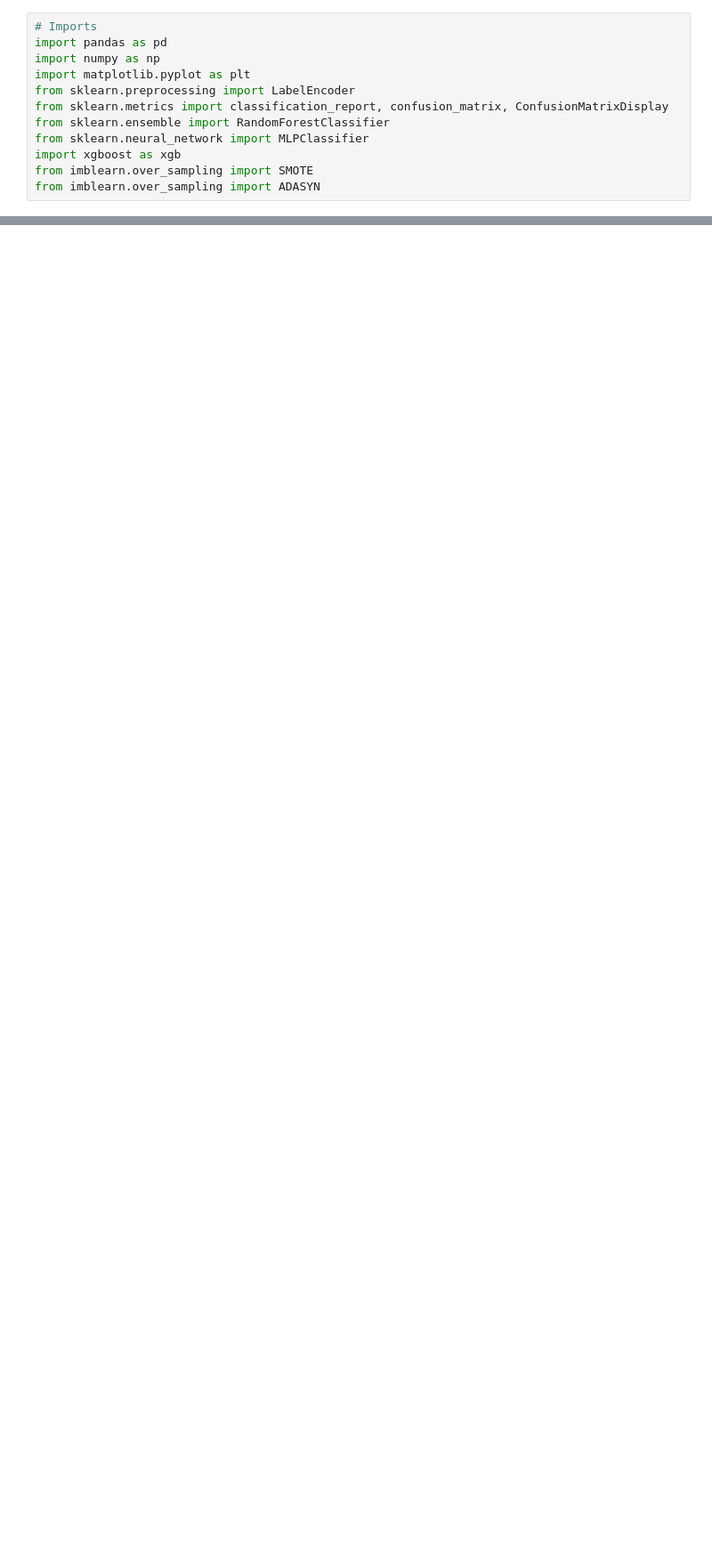
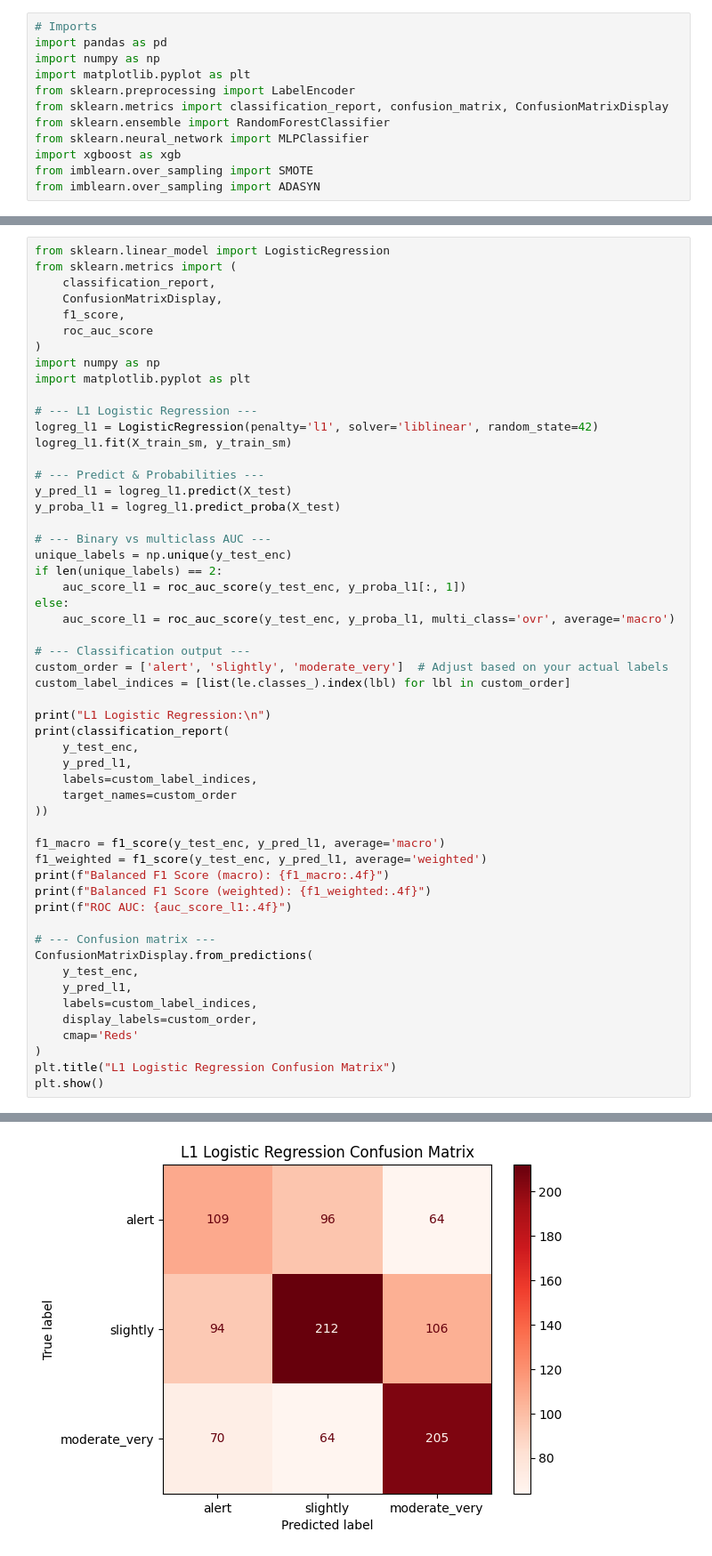
Before and after one commit to aaryan-nagpal1/Thesis, a Jupyter notebook: S1_S2_Classification.ipynb, the cells around one changed output, grey strips where cells are left out. Shown: that part at 89% size. Saved outputs shown, nothing was run; the diff lists cells and outputs as text; blank space fills up the shorter version.

```diff
--- a/S1_S2_Classification.ipynb
+++ b/S1_S2_Classification.ipynb
@@ -414,0 +919,55 @@ weighted avg       0.65      0.64      0.65      2276
+# %%
+from sklearn.linear_model import LogisticRegression
+from sklearn.metrics import (
+    classification_report,
+    ConfusionMatrixDisplay,
+    f1_score,
+    roc_auc_score
+)
+import numpy as np
+import matplotlib.pyplot as plt
+
+# --- L1 Logistic Regression ---
+logreg_l1 = LogisticRegression(penalty='l1', solver='liblinear', random_state=42)
+logreg_l1.fit(X_train_sm, y_train_sm)
+
+# --- Predict & Probabilities ---
+y_pred_l1 = logreg_l1.predict(X_test)
+y_proba_l1 = logreg_l1.predict_proba(X_test)
+
+# --- Binary vs multiclass AUC ---
+unique_labels = np.unique(y_test_enc)
+if len(unique_labels) == 2:
+    auc_score_l1 = roc_auc_score(y_test_enc, y_proba_l1[:, 1])
+else:
+    auc_score_l1 = roc_auc_score(y_test_enc, y_proba_l1, multi_class='ovr', average='macro')
+
+# --- Classification output ---
+custom_order = ['alert', 'slightly', 'moderate_very']  # Adjust based on your actual labels
+custom_label_indices = [list(le.classes_).index(lbl) for lbl in custom_order]
+
+print("L1 Logistic Regression:\n")
+print(classification_report(
+    y_test_enc,
+    y_pred_l1,
+    labels=custom_label_indices,
+    target_names=custom_order
+))
+
+f1_macro = f1_score(y_test_enc, y_pred_l1, average='macro')
+f1_weighted = f1_score(y_test_enc, y_pred_l1, average='weighted')
+print(f"Balanced F1 Score (macro): {f1_macro:.4f}")
+print(f"Balanced F1 Score (weighted): {f1_weighted:.4f}")
+print(f"ROC AUC: {auc_score_l1:.4f}")
+
+# --- Confusion matrix ---
+ConfusionMatrixDisplay.from_predictions(
+    y_test_enc,
+    y_pred_l1,
+    labels=custom_label_indices,
+    display_labels=custom_order,
+    cmap='Reds'
+)
+plt.title("L1 Logistic Regression Confusion Matrix")
+plt.show()
+# %% [output]
@@ -414,0 +989 @@ weighted avg       0.65      0.64      0.65      2276
+[figure, added]
```
Also changed, not shown: parts of 13 cells of this notebook, 3 other files.
